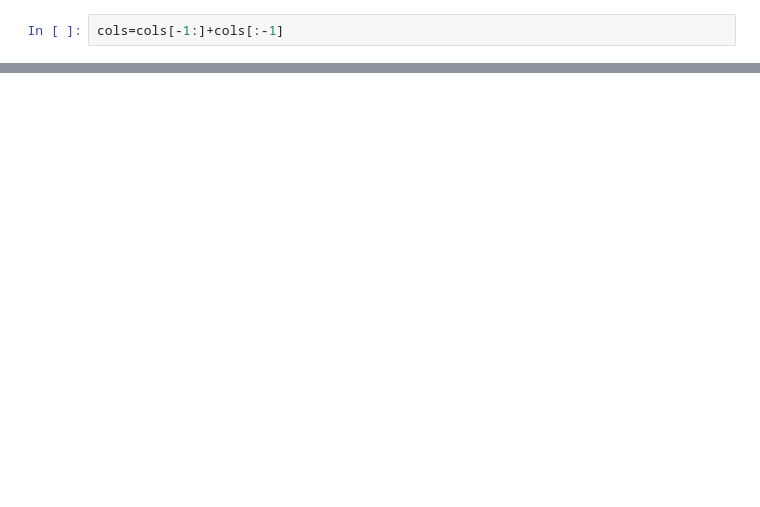
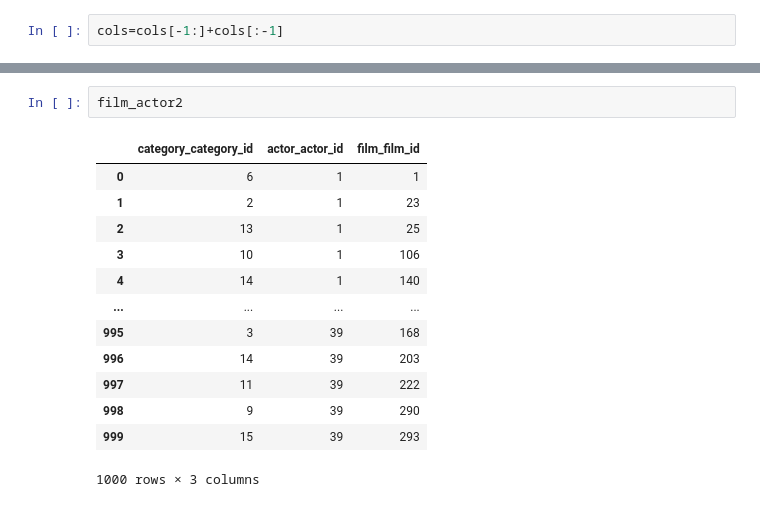
Before and after one commit to sergiomessaoudi/w4-database-project, a Jupyter notebook: Solutions.ipynb, the cells around one changed output, grey strips where cells are left out. Cells and saved outputs as stored; diff of their text form; blank space fills up the shorter version.

```diff
--- a/Solutions.ipynb
+++ b/Solutions.ipynb
@@ -225,0 +209,16 @@ Index(['film_film_id', 'actor_actor_id'], dtype='object')
+# %%
+film_actor2
+# %% [output]
+|  | category_category_id | actor_actor_id | film_film_id |
+| 0 | 6 | 1 | 1 |
+| 1 | 2 | 1 | 23 |
+| 2 | 13 | 1 | 25 |
+| 3 | 10 | 1 | 106 |
+| 4 | 14 | 1 | 140 |
+| ... | ... | ... | ... |
+| 995 | 3 | 39 | 168 |
+| 996 | 14 | 39 | 203 |
+| 997 | 11 | 39 | 222 |
+| 998 | 9 | 39 | 290 |
+| 999 | 15 | 39 | 293 |
+1000 rows × 3 columns
```
Also changed, not shown: parts of 8 cells of this notebook, 1 other file.
